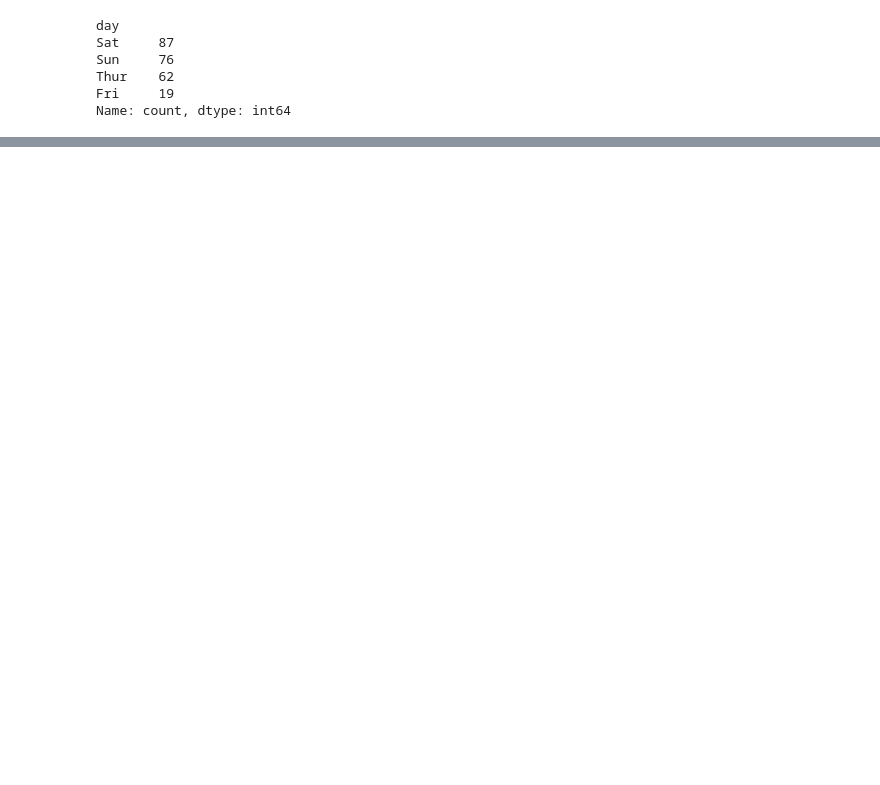
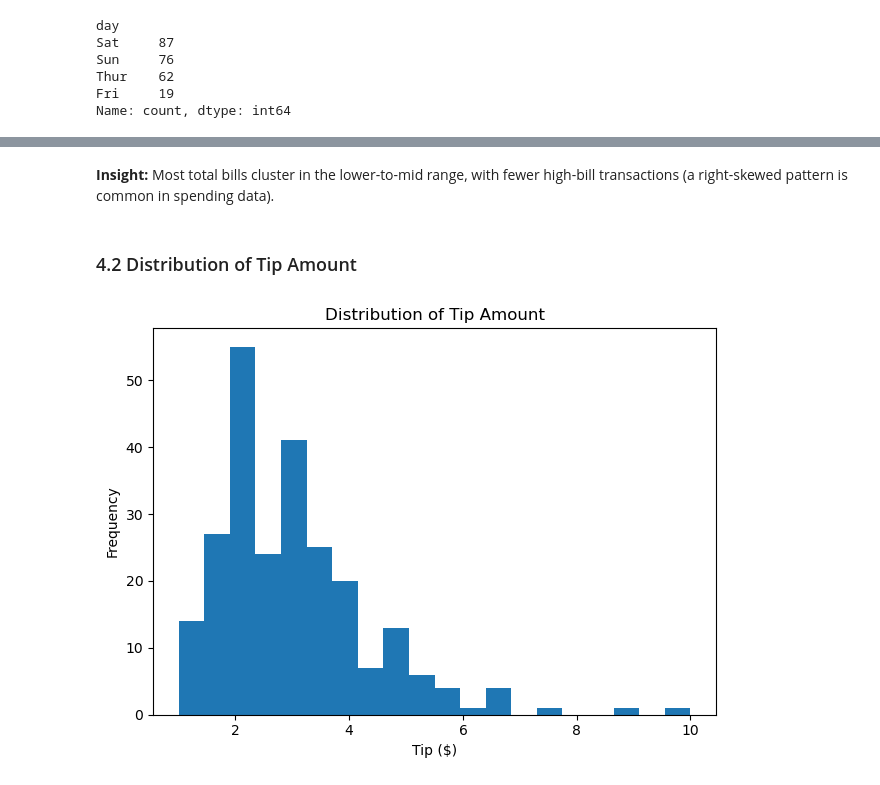
Before and after one commit to aaronjalomo/DS201-Final-Project-Tips, a Jupyter notebook: DS201_Final_Project.ipynb, the cells around one changed output, grey strips where cells are left out. Cells and saved outputs as stored; diff of their text form; code cells hidden in the pictures; blank space fills up the shorter version.

```diff
--- a/DS201_Final_Project.ipynb
+++ b/DS201_Final_Project.ipynb
@@ -146,0 +179,15 @@ plt.show()
+# %% [markdown]
+**Insight:** Most total bills cluster in the lower-to-mid range, with fewer high-bill transactions (a right-skewed pattern is common in spending data).
+# %% [markdown]
+### 4.2 Distribution of Tip Amount
+# %%
+plt.figure()
+plt.hist(df["tip"], bins=20)
+plt.title("Distribution of Tip Amount")
+plt.xlabel("Tip ($)")
+plt.ylabel("Frequency")
+plt.tight_layout()
+plt.savefig("images/02_tip_hist.png", dpi=150)
+plt.show()
+# %% [output]
+[figure, added]
```
Also changed, not shown: parts of 52 cells of this notebook, 6 other files.
